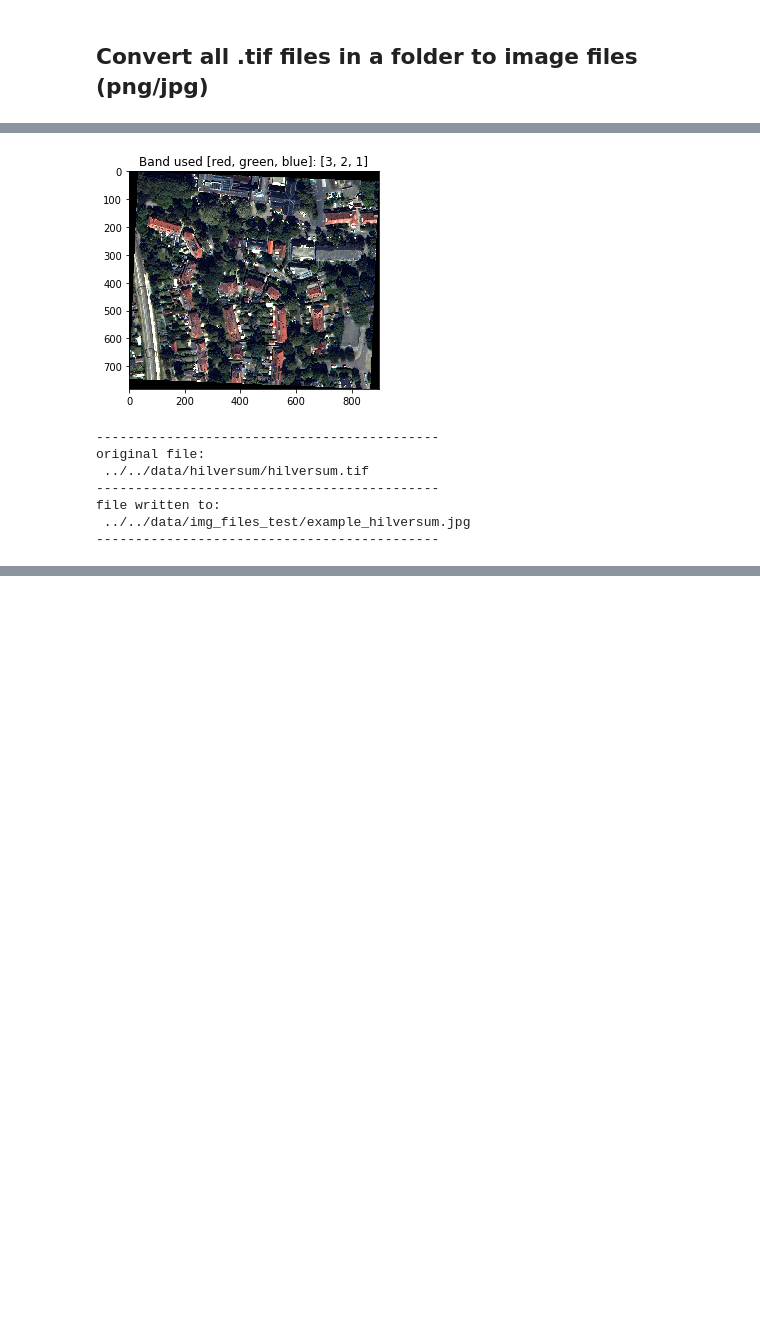
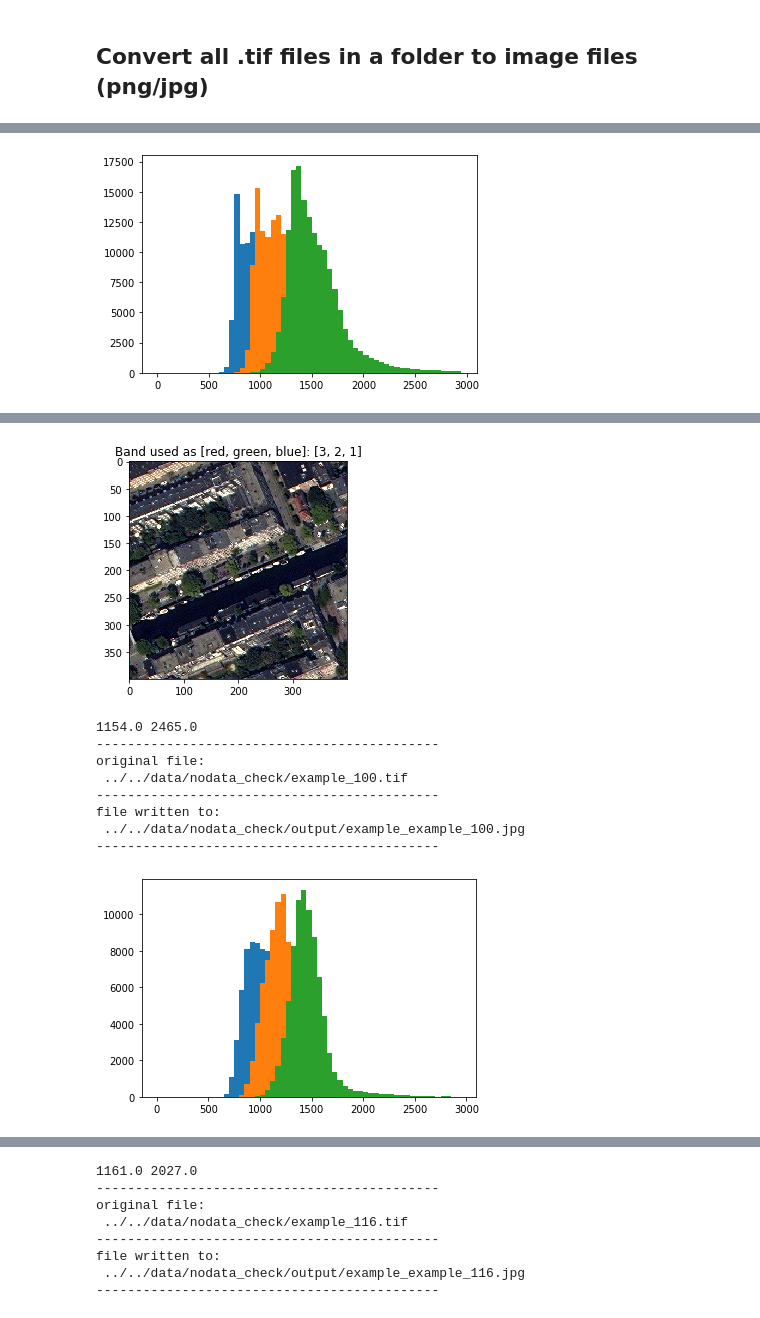
Before and after one commit to krakchris/TreeTect, a Jupyter notebook: notebooks/tif2img.ipynb, the cells around one changed output, grey strips where cells are left out. Cells and saved outputs as stored; diff of their text form; code cells hidden in the pictures; blank space fills up the shorter version.

```diff
--- a/notebooks/tif2img.ipynb
+++ b/notebooks/tif2img.ipynb
@@ -16,10 +15,10 @@ from skimage import exposure
 from skimage.io import imsave, imread
 # %%
 # define parameters
-output_path = '../../data/img_files_test/'
+output_path = '../../data/nodata_check/output/'
 
 # define paths with raster data
-rasters_file_path = '../../data/hilversum/*.tif'
+rasters_file_path = '../../data/nodata_check/*.tif'
 
 # image specifics:
 band_list = [3,2,1]
@@ -44,6 +44,6 @@ pprint(raster_files[0:2])
 # %%
 # loop over all files and write them to output folder
-for raster_file in raster_files[0:5]:
+for raster_file in tqdm(raster_files):
 
 
     dataset = rasterio.open(raster_file)
@@ -60,37 +60,50 @@ for raster_file in raster_files[0:5]:
     for band in range(3):
 
         # check max amount of a single value
-        max_count_single_value = np.max(np.unique(img_plot, return_counts=True)[1])
+        values, counts = np.unique(img_plot, return_counts=True)
+        index_nodata = np.argmax(counts)
+        nodata_value = values[index_nodata]
+        max_count_single_value = np.max(values)
 
         # if there are more than specific values set them as nan
         if max_count_single_value > max_single_value_count:
-            no_data_value = img_plot.flatten()[np.argmax(np.unique(img_plot, return_counts=True)[1])]
-            img_plot[img_plot == no_data_value] = np.nan
+            img_plot[img_plot == nodata_value] = np.nan
 
         p_1, p_2 = np.nanpercentile(img_plot[:,:,band], (lower_percentile, upper_percentile))
         img_plot_enhance[:,:,band] = exposure.rescale_intensity(img_plot[:,:,band],
                                                             in_range=(p_1, p_2),
                                                             out_range = 'uint8')
+
+        if plot_results:
+            plt.hist(img_plot[:,:,band].flatten(), bins = range(0,3000,50))
+
+
+    plt.show()
 
 
 
     # name string
     orig_file_name = raster_file.split('/')[-1].split('.')[0]
 
     # write jpg file
     file_path_jpg = '{0}example_{1}.{2}'.format(output_path,orig_file_name, file_type)
     file_name_jpg = 'example_{0}.{1}'.format(orig_file_name, file_type)
     imsave(file_path_jpg, img_plot_enhance.astype('uint8'))
 
 
     if plot_results:
         plt.imshow(img_plot_enhance.astype(int))
-        plt.title('Band used [red, green, blue]: {}'.format(band_list))
+        plt.title('Band used as [red, green, blue]: {}'.format(band_list))
         plt.show()
+
+
+
+        print(p_1, p_2)
 
         print('--------------------------------------------')
         print('original file: \n', raster_file)
         print('--------------------------------------------')
         print('file written to: \n', file_path_jpg)
         print('--------------------------------------------')
 # %% [output]
+[figure, new version]
@@ -98,8 +111,10 @@ Clipping input data to the valid range for imshow with RGB data ([0..1] for floa
-[figure, old version]
+[figure, added]
+1154.0 2465.0
 --------------------------------------------
 original file:
- ../../data/hilversum/hilversum.tif
+ ../../data/nodata_check/example_100.tif
 --------------------------------------------
 file written to:
- ../../data/img_files_test/example_hilversum.jpg
+ ../../data/nodata_check/output/example_example_100.jpg
 --------------------------------------------
+[figure, added]
@@ -105,0 +123,8 @@ file written to:
+1161.0 2027.0
+--------------------------------------------
+original file:
+ ../../data/nodata_check/example_116.tif
+--------------------------------------------
+file written to:
+ ../../data/nodata_check/output/example_example_116.jpg
+--------------------------------------------
```
Also changed, not shown: parts of 3 cells of this notebook.
